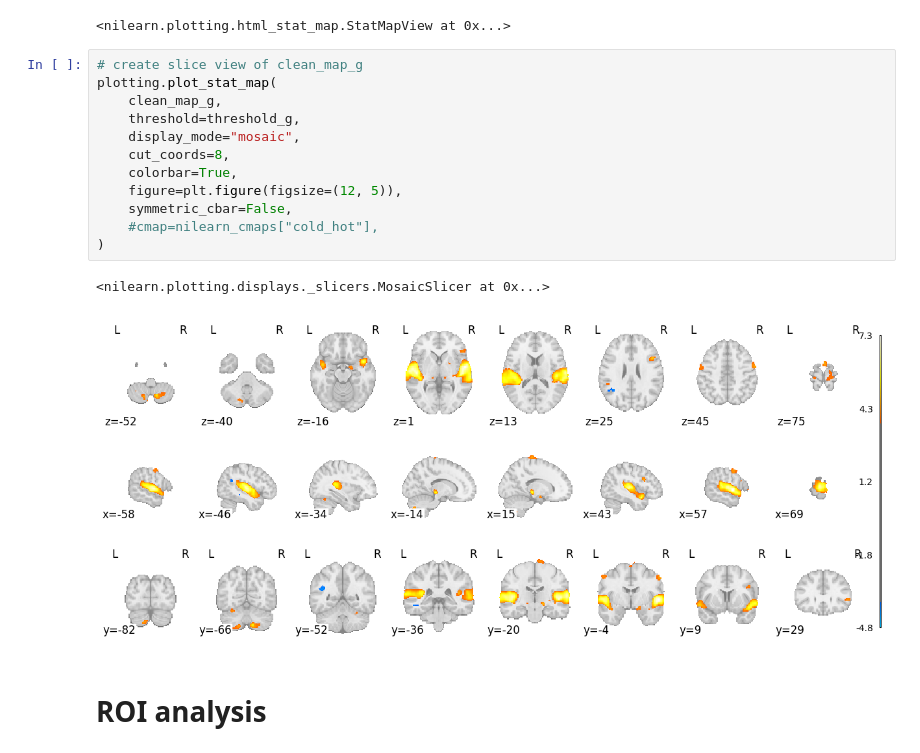
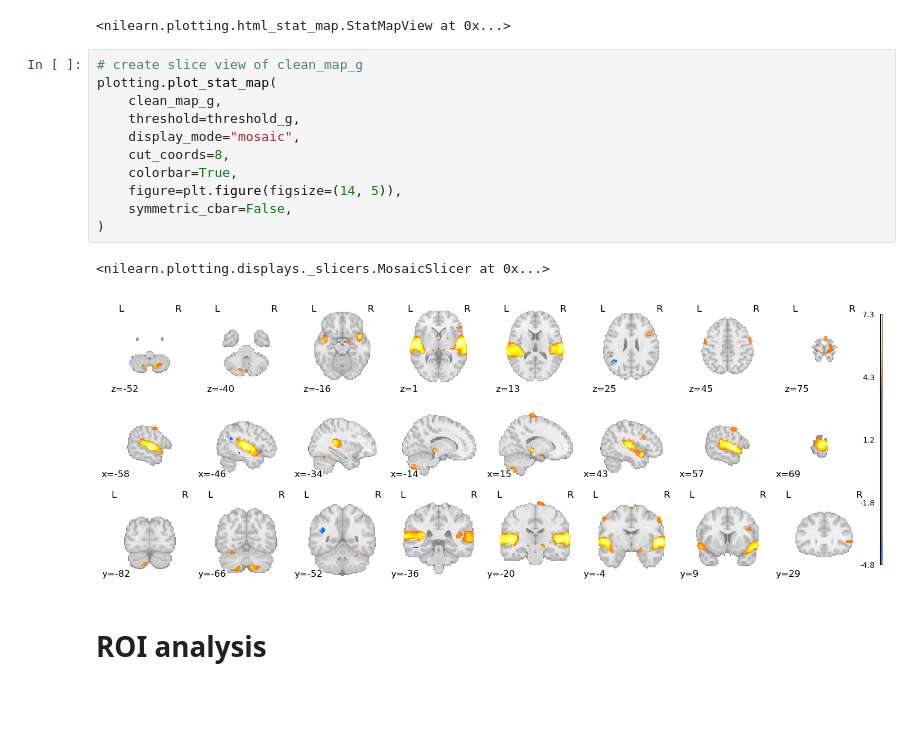
Before and after one commit to CIBIT-UC/brainplayback_task01, a Jupyter notebook: nilearn/glm_second-level.ipynb, the cells around one changed output. Drawn from its saved outputs; the diff is of its cells as text; blank space fills up the shorter version.

Commit message:
update figures

```diff
--- a/nilearn/glm_second-level.ipynb
+++ b/nilearn/glm_second-level.ipynb
@@ -290,18 +290,17 @@ plotting.view_img(clean_map_g,
 # %%
 # create slice view of clean_map_g
 plotting.plot_stat_map(
     clean_map_g,
     threshold=threshold_g,
     display_mode="mosaic",
     cut_coords=8,
     colorbar=True,
-    figure=plt.figure(figsize=(12, 5)),
+    figure=plt.figure(figsize=(14, 5)),
     symmetric_cbar=False,
-    #cmap=nilearn_cmaps["cold_hot"],
 )
 # %% [output]
 <nilearn.plotting.displays._slicers.MosaicSlicer at 0x...>
-[figure, old version]
+[figure, new version]
 # %% [markdown]
 # ROI analysis
 # %%
```
Also changed, not shown: 1 other file.
